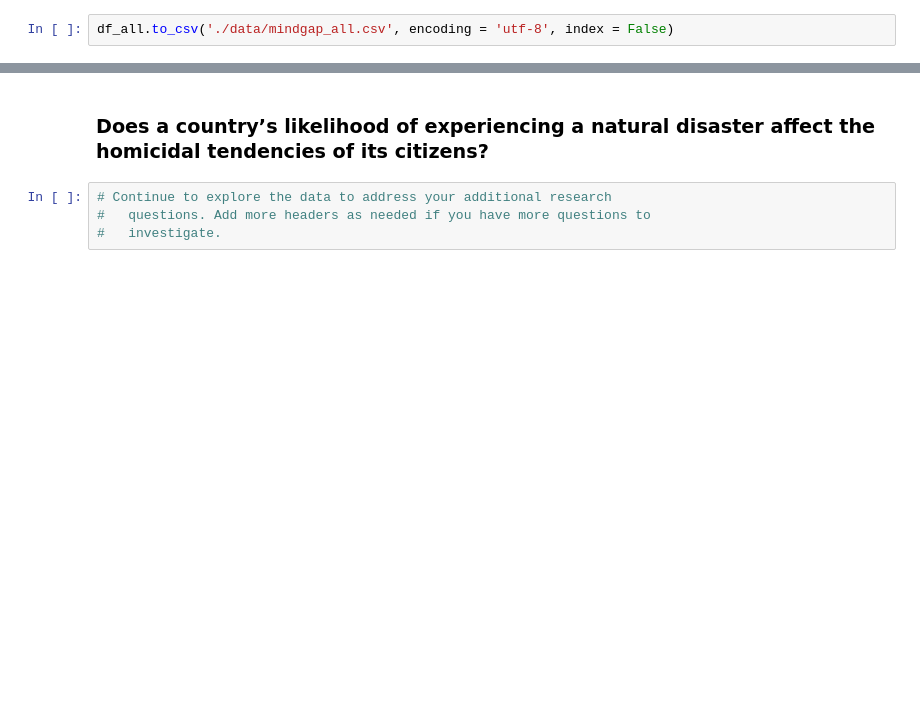
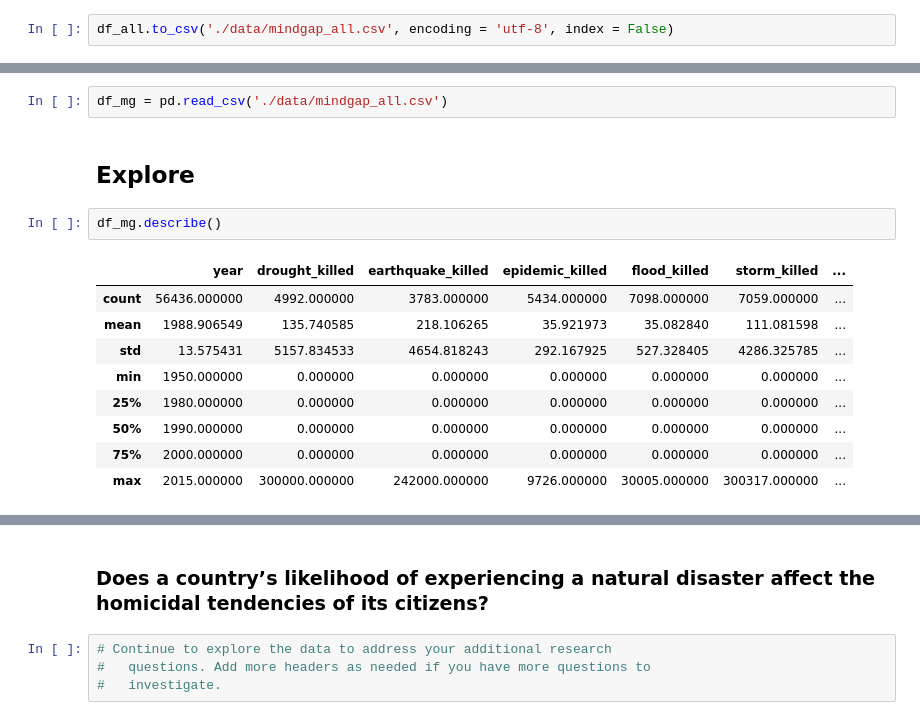
Before and after one commit to aeglon97/Investigate-A-Dataset, a Jupyter notebook: Investigate_a_Dataset.ipynb, the cells around one changed output, grey strips where cells are left out. Cells and saved outputs as stored; diff of their text form; blank space fills up the shorter version.

```diff
--- a/Investigate_a_Dataset.ipynb
+++ b/Investigate_a_Dataset.ipynb
@@ -537,0 +544,16 @@ df_all.to_csv('./data/mindgap_all.csv', encoding = 'utf-8', index = False)
+# %%
+df_mg = pd.read_csv('./data/mindgap_all.csv')
+# %% [markdown]
+## Explore
+# %%
+df_mg.describe()
+# %% [output]
+|  | year | drought_killed | earthquake_killed | epidemic_killed | flood_killed | storm_killed | ... |
+| count | 56436.000000 | 4992.000000 | 3783.000000 | 5434.000000 | 7098.000000 | 7059.000000 | ... |
+| mean | 1988.906549 | 135.740585 | 218.106265 | 35.921973 | 35.082840 | 111.081598 | ... |
+| std | 13.575431 | 5157.834533 | 4654.818243 | 292.167925 | 527.328405 | 4286.325785 | ... |
+| min | 1950.000000 | 0.000000 | 0.000000 | 0.000000 | 0.000000 | 0.000000 | ... |
+| 25% | 1980.000000 | 0.000000 | 0.000000 | 0.000000 | 0.000000 | 0.000000 | ... |
+| 50% | 1990.000000 | 0.000000 | 0.000000 | 0.000000 | 0.000000 | 0.000000 | ... |
+| 75% | 2000.000000 | 0.000000 | 0.000000 | 0.000000 | 0.000000 | 0.000000 | ... |
+| max | 2015.000000 | 300000.000000 | 242000.000000 | 9726.000000 | 30005.000000 | 300317.000000 | ... |
```
Also changed, not shown: parts of 41 cells of this notebook, 3 other files.
